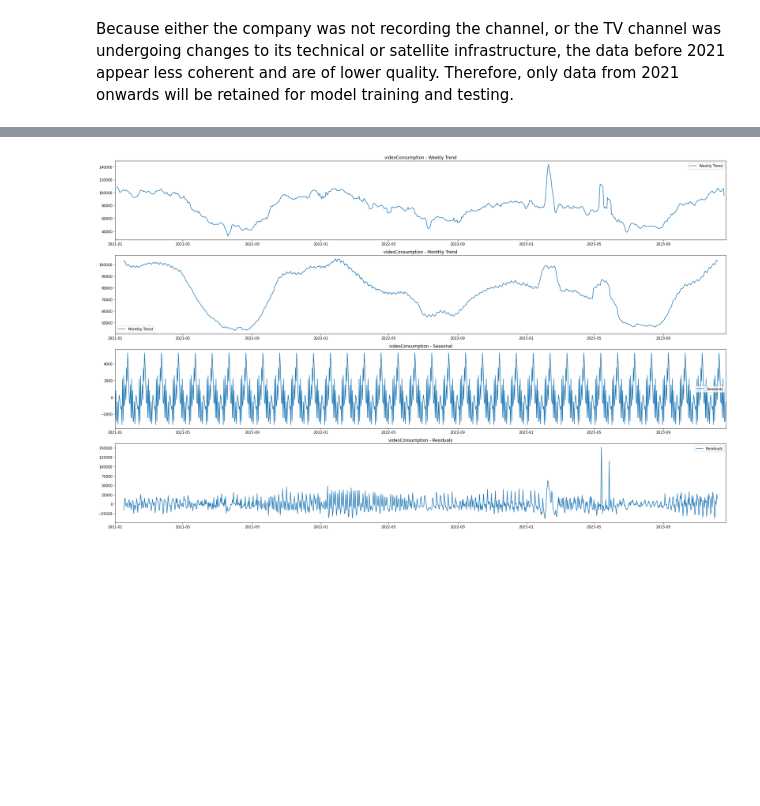
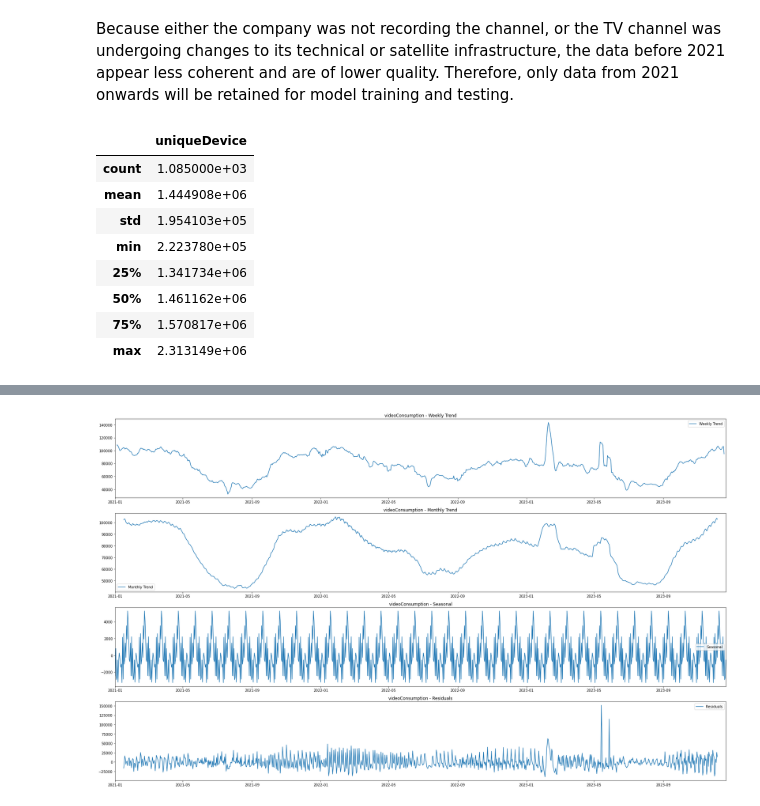
Before and after one commit to YilinElyn/Predicting-Live-TV-viewership, a Jupyter notebook: EDA_NowTV.ipynb, the cells around one changed output, grey strips where cells are left out. Cells and saved outputs as stored; diff of their text form; code cells hidden in the pictures; blank space fills up the shorter version.

```diff
--- a/EDA_NowTV.ipynb
+++ b/EDA_NowTV.ipynb
@@ -321,3 +321,15 @@ df_day_final.to_csv('/Users/elynyang/Desktop/Final project/dataset/df_day_final.
 # Load new data frames
 df_minute_final = pd.read_csv('/Users/elynyang/Desktop/Final project/dataset/df_minute_final.csv')
 df_day_final = pd.read_csv('/Users/elynyang/Desktop/Final project/dataset/df_day_final.csv')
+# %%
+df_day_final.describe()
+# %% [output]
+|  | uniqueDevice |
+| count | 1.085000e+03 |
+| mean | 1.444908e+06 |
+| std | 1.954103e+05 |
+| min | 2.223780e+05 |
+| 25% | 1.341734e+06 |
+| 50% | 1.461162e+06 |
+| 75% | 1.570817e+06 |
+| max | 2.313149e+06 |
```
Also changed, not shown: parts of 3 cells of this notebook.
